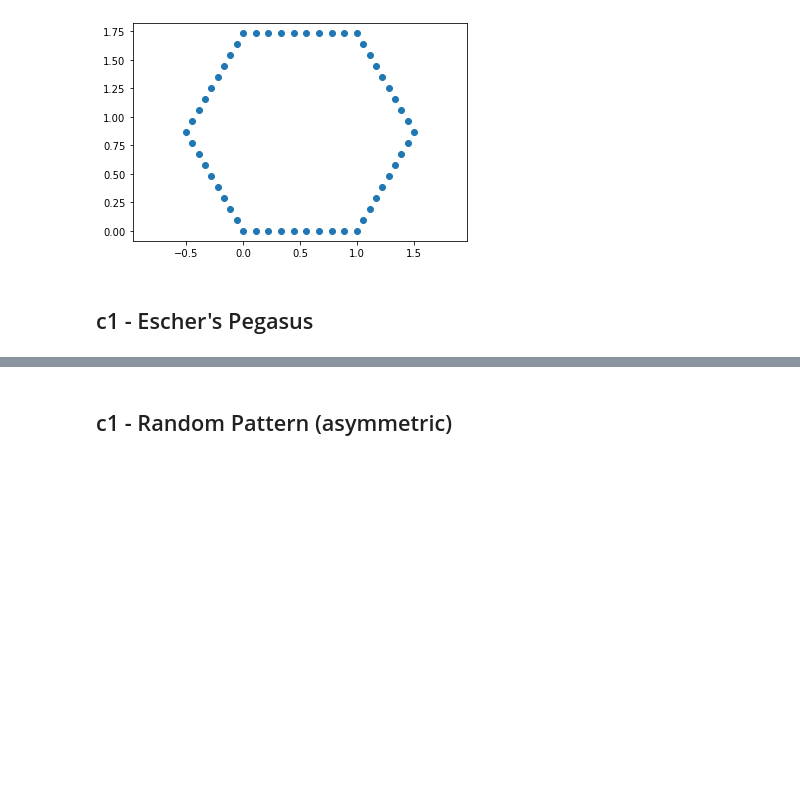
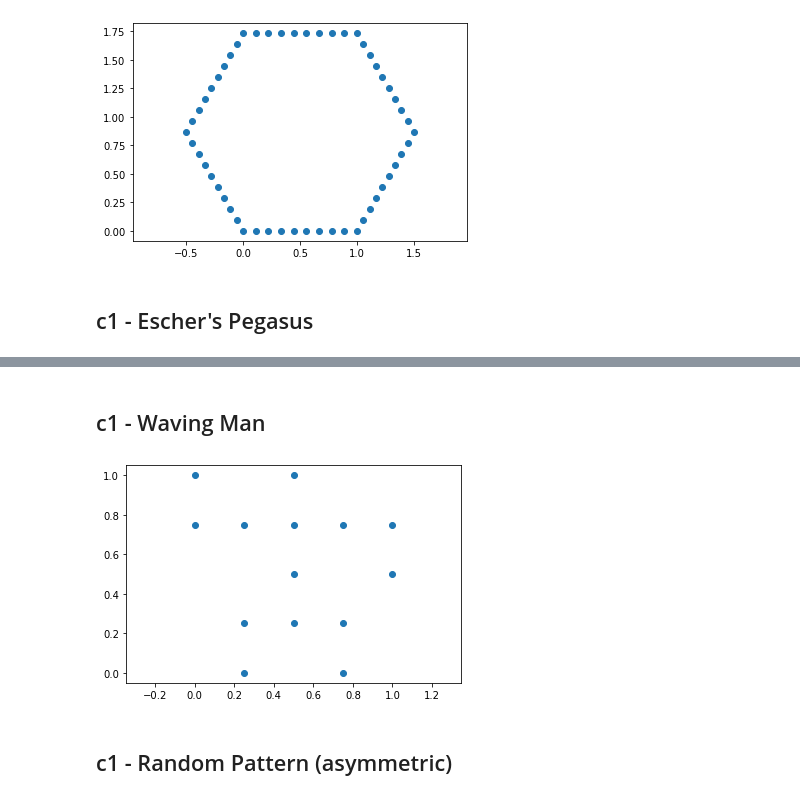
Before and after one commit to usnistgov/escherized-colloids, a Jupyter notebook: motif_library/Create_Motifs.ipynb, the cells around one changed output, grey strips where cells are left out. Saved outputs shown, nothing was run; the diff lists cells and outputs as text; code cells hidden in the pictures; blank space fills up the shorter version.

Commit message:
added waving man

```diff
--- a/motif_library/Create_Motifs.ipynb
+++ b/motif_library/Create_Motifs.ipynb
@@ -328,3 +328,28 @@ export(
     theta=0.0,
     filename="c1_pegasus.json"
 )
+# %% [markdown]
+## c1 - Waving Man
+# %%
+coords = [
+    [0, 0],
+    [0, -1],
+    [-1, -1],
+    [-2, -1],
+    [-2, 0],
+    [1, -1],
+    [2, -1],
+    [2, -2],
+    [0, -2],
+    [0, -3],
+    [-1, -3],
+    [-1, -4],
+    [1, -3],
+    [1, -4]
+]
+
+coords = compress(np.array(coords))
+# %%
+plot(coords)
+# %% [output]
+[figure, added]
```
Also changed, not shown: parts of 3 cells of this notebook, 2 other files.
